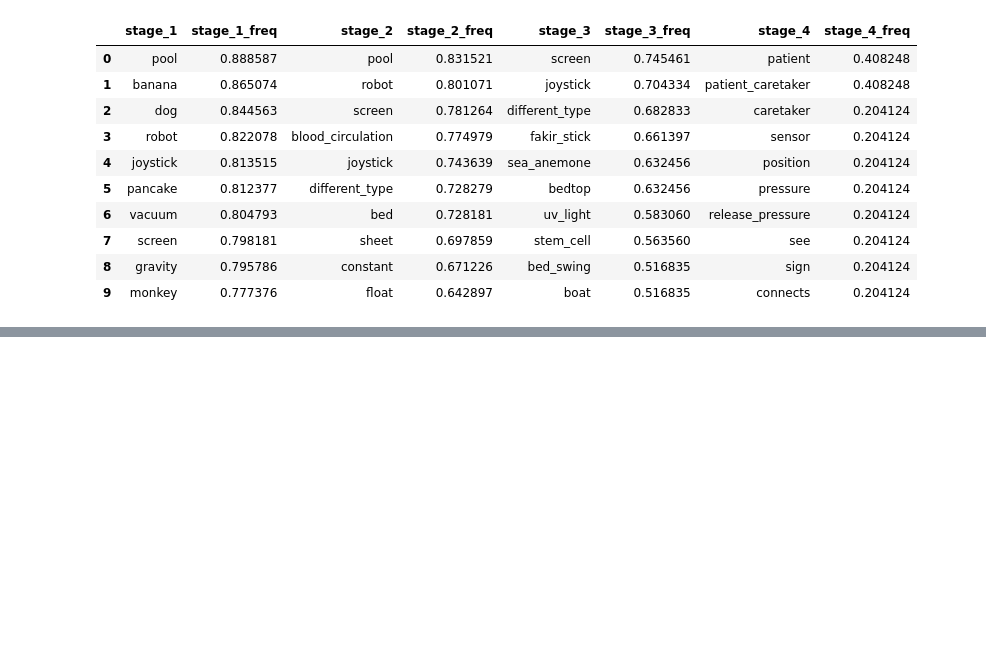
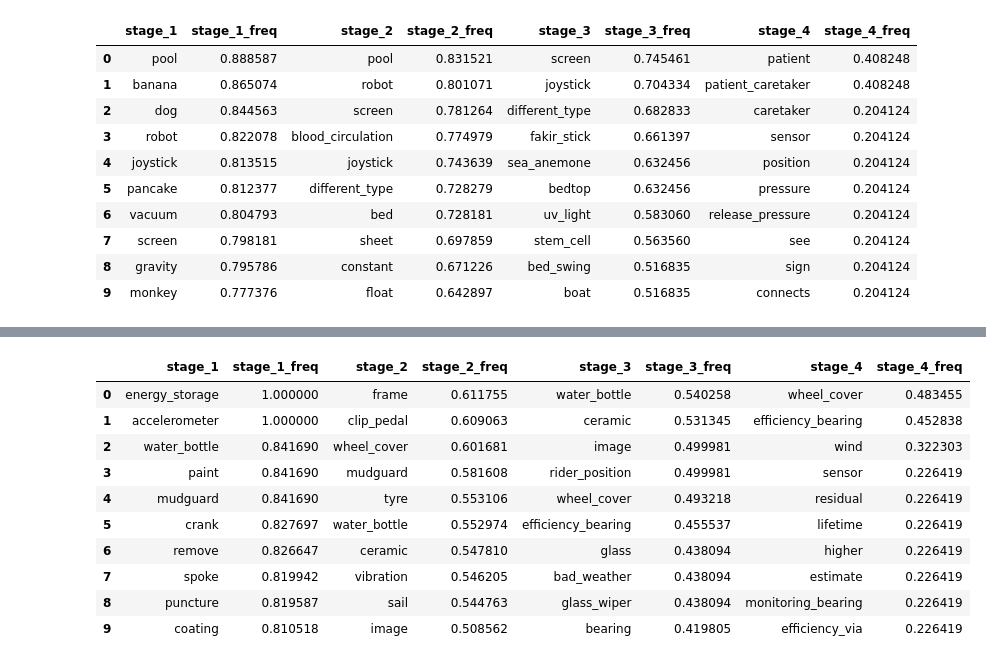
Before and after one commit to shahamana/rosetta-topic-model, a Jupyter notebook: tf_idf.ipynb, the cells around one changed output, grey strips where cells are left out. Drawn from its saved outputs; the diff is of its cells as text; code cells hidden in the pictures; blank space fills up the shorter version.

```diff
--- a/tf_idf.ipynb
+++ b/tf_idf.ipynb
@@ -403,0 +573,14 @@ get_important_freq(46)
+# %%
+get_important_freq_v(19)
+# %% [output]
+|  | stage_1 | stage_1_freq | stage_2 | stage_2_freq | stage_3 | stage_3_freq | stage_4 | stage_4_freq |
+| 0 | energy_storage | 1.000000 | frame | 0.611755 | water_bottle | 0.540258 | wheel_cover | 0.483455 |
+| 1 | accelerometer | 1.000000 | clip_pedal | 0.609063 | ceramic | 0.531345 | efficiency_bearing | 0.452838 |
+| 2 | water_bottle | 0.841690 | wheel_cover | 0.601681 | image | 0.499981 | wind | 0.322303 |
+| 3 | paint | 0.841690 | mudguard | 0.581608 | rider_position | 0.499981 | sensor | 0.226419 |
+| 4 | mudguard | 0.841690 | tyre | 0.553106 | wheel_cover | 0.493218 | residual | 0.226419 |
+| 5 | crank | 0.827697 | water_bottle | 0.552974 | efficiency_bearing | 0.455537 | lifetime | 0.226419 |
+| 6 | remove | 0.826647 | ceramic | 0.547810 | glass | 0.438094 | higher | 0.226419 |
+| 7 | spoke | 0.819942 | vibration | 0.546205 | bad_weather | 0.438094 | estimate | 0.226419 |
+| 8 | puncture | 0.819587 | sail | 0.544763 | glass_wiper | 0.438094 | monitoring_bearing | 0.226419 |
+| 9 | coating | 0.810518 | image | 0.508562 | bearing | 0.419805 | efficiency_via | 0.226419 |
```
Also changed, not shown: parts of 19 cells of this notebook.
